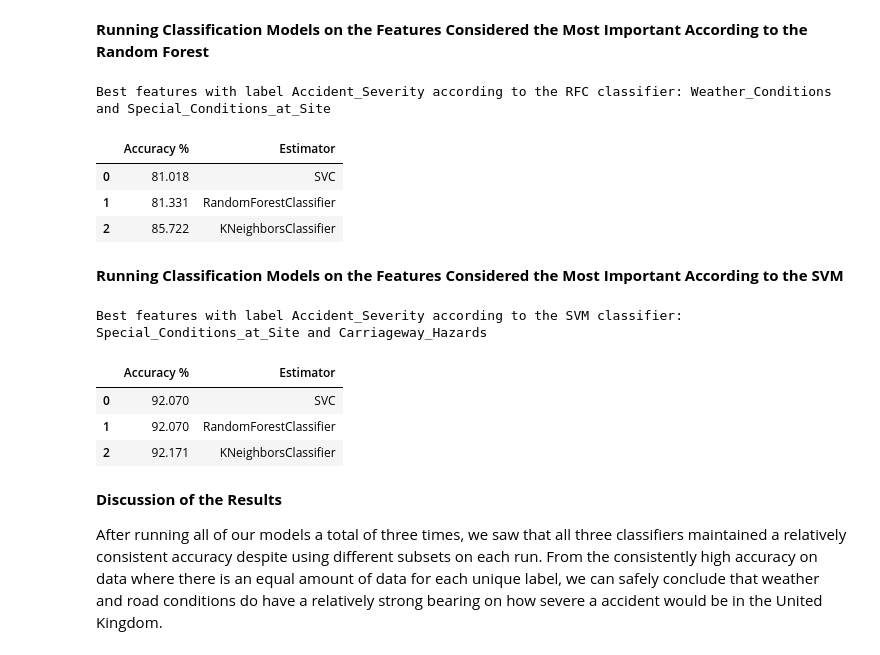
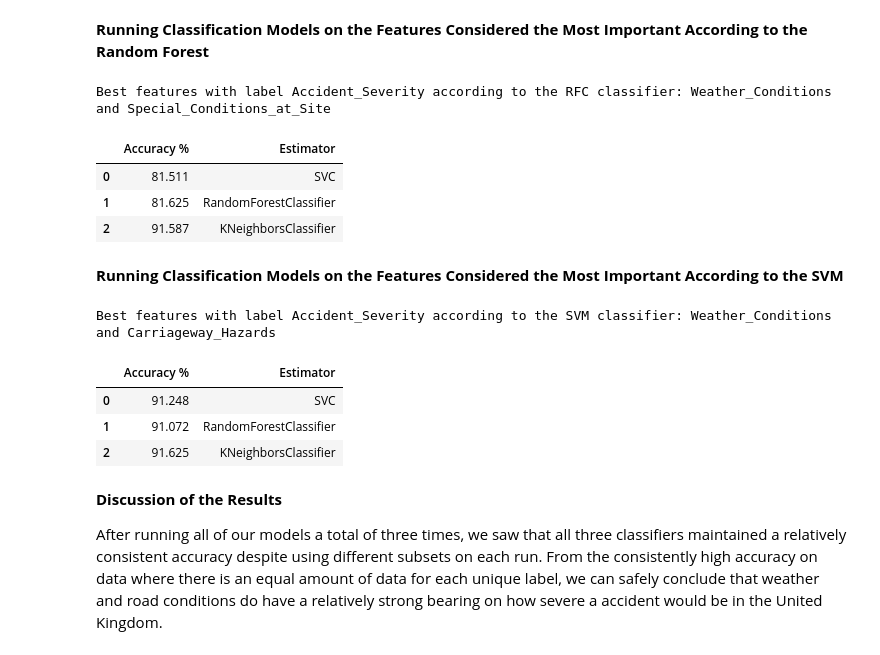
Before and after one commit to corbin-hayden13/CS345_UK_Accident_Analysis, a Jupyter notebook: UK_Accident_Analysis 2.ipynb, the cells around one changed output. Saved outputs shown, nothing was run; the diff lists cells and outputs as text; code cells hidden in the pictures.

```diff
--- a/UK_Accident_Analysis 2.ipynb
+++ b/UK_Accident_Analysis 2.ipynb
@@ -335,7 +335,7 @@ def load_feature_audition_winners(all_features, indexes_of_winners):
 # %%
 # First Question: How does the weather impact the serverity of the accident?
 feature_names = ["Weather_Conditions", "Road_Surface_Conditions", "Special_Conditions_at_Site", "Carriageway_Hazards", "Accident_Severity"]
-severity_results = run_classifier_models("accidents", feature_names, 0.05)
+severity_results = run_classifier_models("accidents", feature_names, 0.25)
 
 output = {
     "Accuracy %": [],
@@ -367,7 +367,7 @@ We decided to investigate further on whether the beforementioned features were h
 rfc_audition_best_feature_names = load_feature_audition_winners(feature_names, np.argsort(severity_results["RandomForestClassifier"]["feature_importances"])[-2:][::-1])
 print("Best features with label", rfc_audition_best_feature_names[2], "according to the RFC classifier:", rfc_audition_best_feature_names[0], "and", rfc_audition_best_feature_names[1])
 
-actual_best_rfc_severity_results = run_classifier_models("accidents", rfc_audition_best_feature_names, 0.05)
+actual_best_rfc_severity_results = run_classifier_models("accidents", rfc_audition_best_feature_names, 0.25)
 
 output = {
     "Accuracy %": [],
@@ -391,32 +391,32 @@ Best features with label Accident_Severity according to the RFC classifier: Weat
 # %%
 rfc_audition_best_feature_names = load_feature_audition_winners(feature_names, np.argsort(severity_results["RandomForestClassifier"]["feature_importances"])[-2:][::-1])
 print("Best features with label", rfc_audition_best_feature_names[2], "according to the RFC classifier:", rfc_audition_best_feature_names[0], "and", rfc_audition_best_feature_names[1])
 
-actual_best_rfc_severity_results = run_classifier_models("accidents", rfc_audition_best_feature_names, 0.05)
+actual_best_rfc_severity_results = run_classifier_models("accidents", rfc_audition_best_feature_names, 0.25)
 
 output = {
     "Accuracy %": [],
     "Estimator": [],
 }
 
 for estimator in actual_best_rfc_severity_results.keys():
     if estimator == "total_time" or estimator == "dataset": continue
     output["Accuracy %"].append(actual_best_rfc_severity_results[estimator]["best_accuracy"])
     output["Estimator"].append(estimator)
 
 pd.DataFrame(output)
 # %% [output]
 Best features with label Accident_Severity according to the RFC classifier: Weather_Conditions and Special_Conditions_at_Site
 |  | Accuracy % | Estimator |
-| 0 | 81.018 | SVC |
-| 1 | 81.331 | RandomForestClassifier |
-| 2 | 85.722 | KNeighborsClassifier |
+| 0 | 81.511 | SVC |
+| 1 | 81.625 | RandomForestClassifier |
+| 2 | 91.587 | KNeighborsClassifier |
 # %% [markdown]
 **Running Classification Models on the Features Considered the Most Important According to the SVM**
 # %%
 svm_audition_best_feature_names = load_feature_audition_winners(feature_names, np.argsort(severity_results["SVC"]["feature_importances"])[-2:][::-1])
 print("Best features with label", svm_audition_best_feature_names[2], "according to the SVM classifier:", svm_audition_best_feature_names[0], "and", svm_audition_best_feature_names[1])
-actual_best_svm_severity_results = run_classifier_models("accidents", svm_audition_best_feature_names, 0.05)
+actual_best_svm_severity_results = run_classifier_models("accidents", svm_audition_best_feature_names, 0.25)
 
 output = {
     "Accuracy %": [],
@@ -430,11 +430,11 @@ for estimator in actual_best_svm_severity_results.keys():
 
 pd.DataFrame(output)
 # %% [output]
-Best features with label Accident_Severity according to the SVM classifier: Special_Conditions_at_Site and Carriageway_Hazards
+Best features with label Accident_Severity according to the SVM classifier: Weather_Conditions and Carriageway_Hazards
 |  | Accuracy % | Estimator |
-| 0 | 92.070 | SVC |
-| 1 | 92.070 | RandomForestClassifier |
-| 2 | 92.171 | KNeighborsClassifier |
+| 0 | 91.248 | SVC |
+| 1 | 91.072 | RandomForestClassifier |
+| 2 | 91.625 | KNeighborsClassifier |
 # %% [markdown]
 **Discussion of the Results**
 
```
Also changed, not shown: parts of 7 cells of this notebook.
